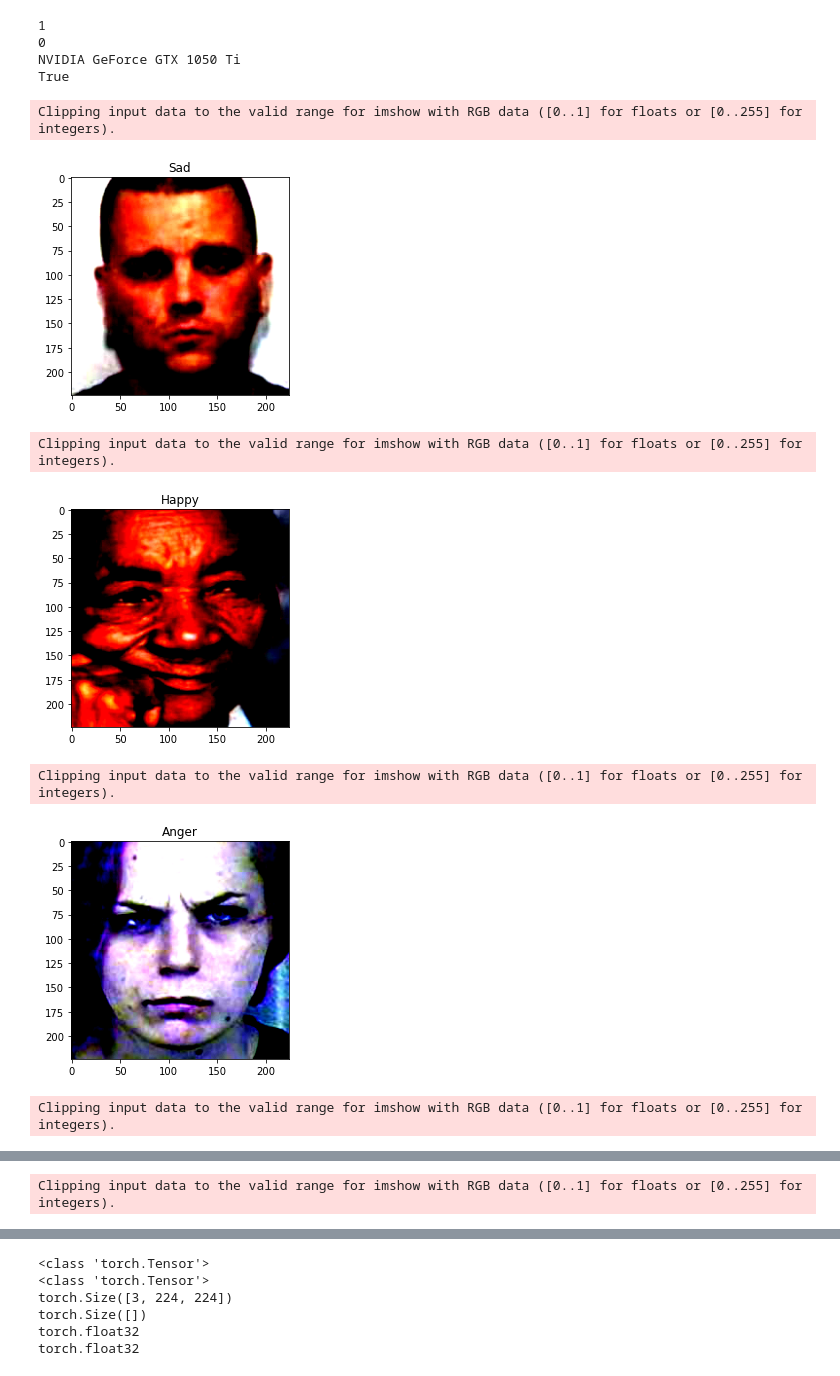
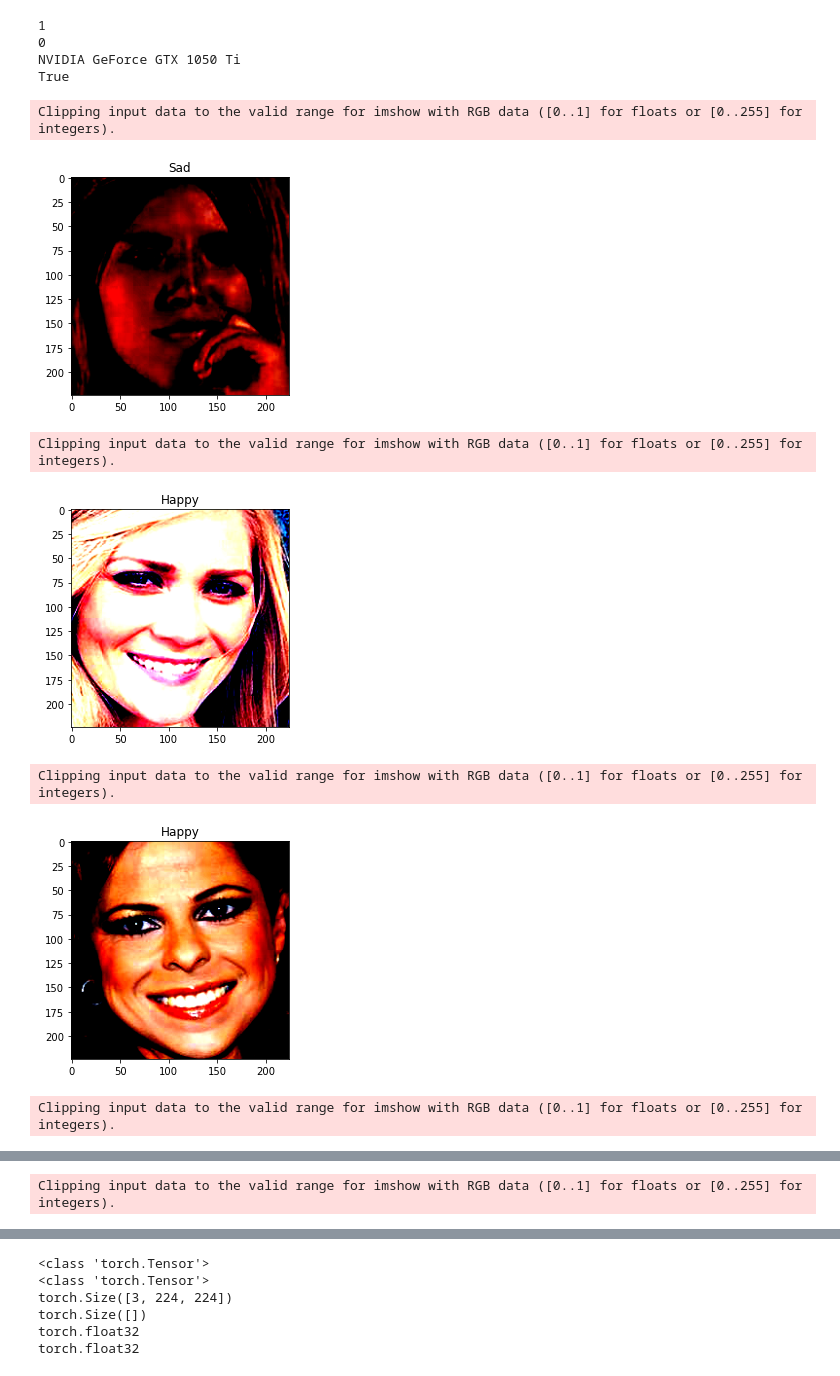
Before and after one commit to prav0761/Facial-Emotion-Detection-using-Computer-Vision, a Jupyter notebook: Exploration.ipynb, the cells around one changed output, grey strips where cells are left out. Saved outputs shown, nothing was run; the diff lists cells and outputs as text; code cells hidden in the pictures.

```diff
--- a/Exploration.ipynb
+++ b/Exploration.ipynb
@@ -45,16 +45,16 @@ val_image_dir=r"F:\Affectnet\val_set\val_set\images"
 val_data=MyDataset(val_anno_dir,val_image_dir,transform=transform, target_transform=None)
 # %%
 classes=['Neutral','Happy','Sad','Surprise','Fear','Disgust','Anger','Contempt']
-for i in range(200000,200005):
+for i in range(56,61):
     image,label=train_data[i]
     plt.title(classes[int(label)])
     plt.imshow(image.permute(1,2,0))
     plt.show()
 # %% [output]
 Clipping input data to the valid range for imshow with RGB data ([0..1] for floats or [0..255] for integers).
-[figure, old version]
+[figure, new version]
 Clipping input data to the valid range for imshow with RGB data ([0..1] for floats or [0..255] for integers).
-[figure, old version]
+[figure, new version]
 Clipping input data to the valid range for imshow with RGB data ([0..1] for floats or [0..255] for integers).
-[figure, old version]
+[figure, new version]
 Clipping input data to the valid range for imshow with RGB data ([0..1] for floats or [0..255] for integers).
```
Also changed, not shown: parts of 9 cells of this notebook.
